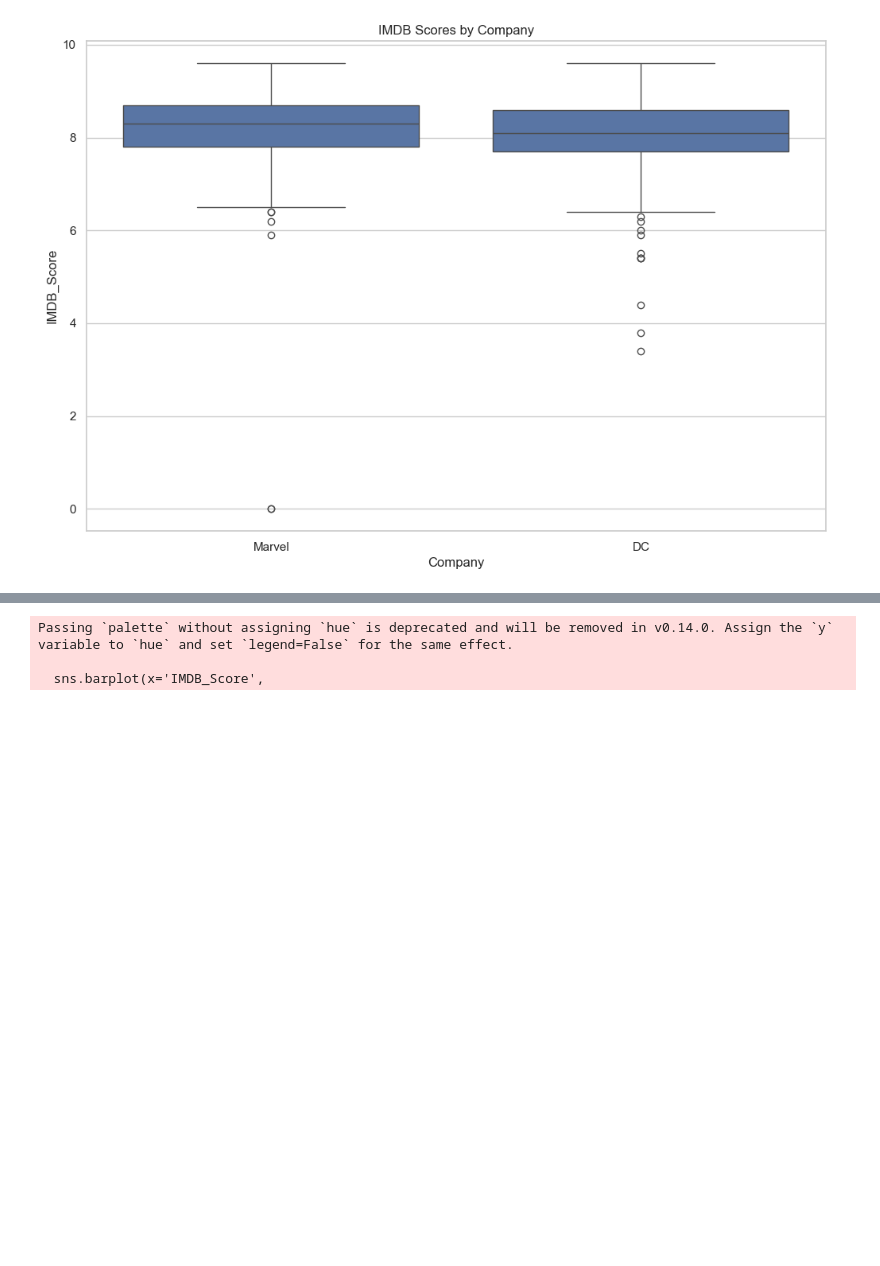
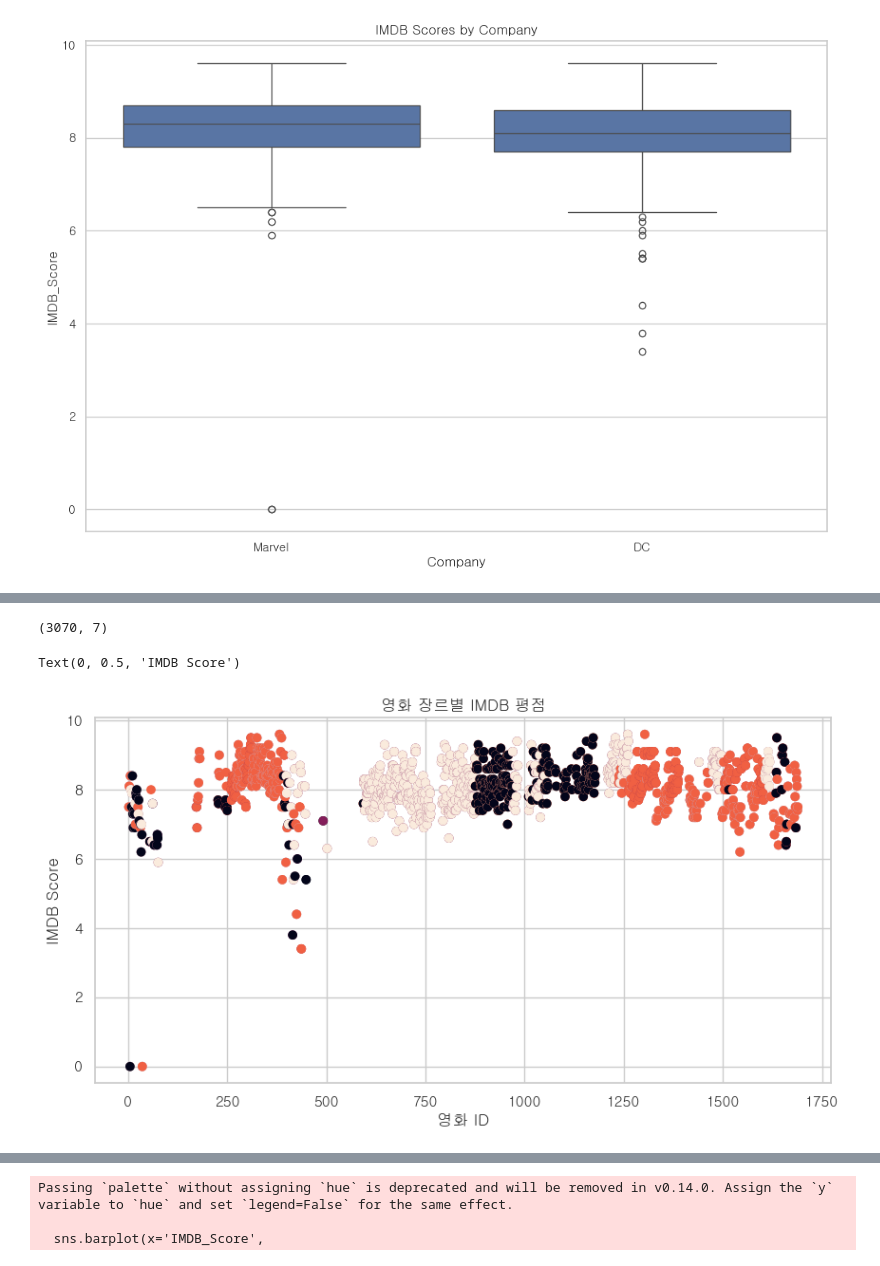
Before and after one commit to karl21-02/netflix_data_analysis, a Jupyter notebook: MarvelDc.ipynb, the cells around one changed output, grey strips where cells are left out. Drawn from its saved outputs; the diff is of its cells as text; code cells hidden in the pictures; blank space fills up the shorter version.

Commit message:
영화 장르별 IMDB 평점 kmeans

```diff
--- a/MarvelDc.ipynb
+++ b/MarvelDc.ipynb
@@ -284,3 +296,38 @@ ImportError: cannot import name 'poplot' from 'matplotlib' (c:\Users\manun\AppDa
+# %%
+# 영화 장르와 평점 간 관계 플롯
+# 현재 한 영화에 장르가 여러개 존재 -> 이걸 여러 행으로 분해, 이때 평점은 똑같게
+from sklearn.preprocessing import StandardScaler, LabelEncoder
+from sklearn.decomposition import PCA
+import numpy as np
+
+new_row = []
+for idx, row in df.iterrows():
+    genres = row['Genre'].split(',')
+    # 각각의 장르 1개를 가진 열로 분해
+    for genre in genres:
+        each_row = row.copy()
+        each_row['Genre'] = genre
+        new_row.append(each_row)
+df_for_genre_score_scatter = pd.DataFrame(new_row)
+print(df_for_genre_score_scatter.shape)
+df_for_genre_score_scatter
+
+labelEncoder = LabelEncoder()
+genre_lebel = labelEncoder.fit_transform(df_for_genre_score_scatter['Genre'])
+
+X = np.column_stack((genre_lebel, df_for_genre_score_scatter['IMDB_Score']))
+
+kmeans = KMeans(n_clusters=4, random_state=30)
+clusters = kmeans.fit_predict(X)
+plt.figure(figsize=(10, 5))
+plt.scatter(df_for_genre_score_scatter['ID'], df_for_genre_score_scatter['IMDB_Score'], c=clusters)
+plt.title('영화 장르별 IMDB 평점')
+plt.xlabel('영화 ID')
+plt.ylabel('IMDB Score')
+# %% [output]
+(3070, 7)
+Text(0, 0.5, 'IMDB Score')
+[figure, added]
 # %%
 movie_score_group_mean = df.groupby('Movie')['IMDB_Score'].mean()
 movie_score_group_mean
```
Also changed, not shown: parts of 17 cells of this notebook.
